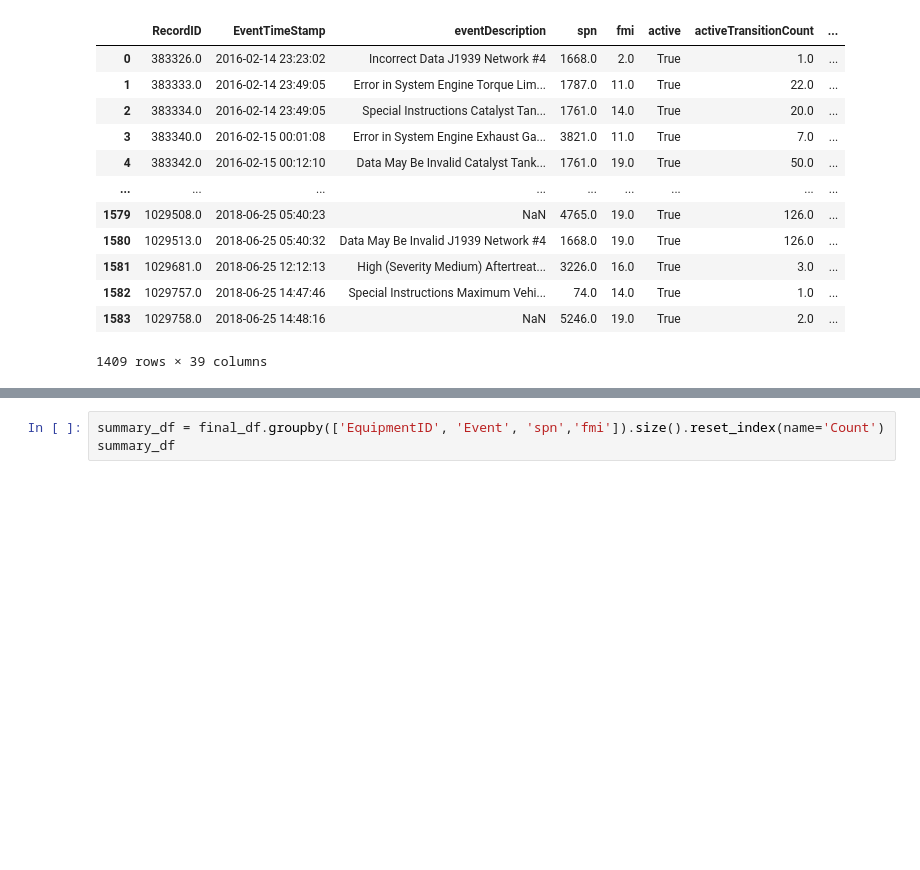
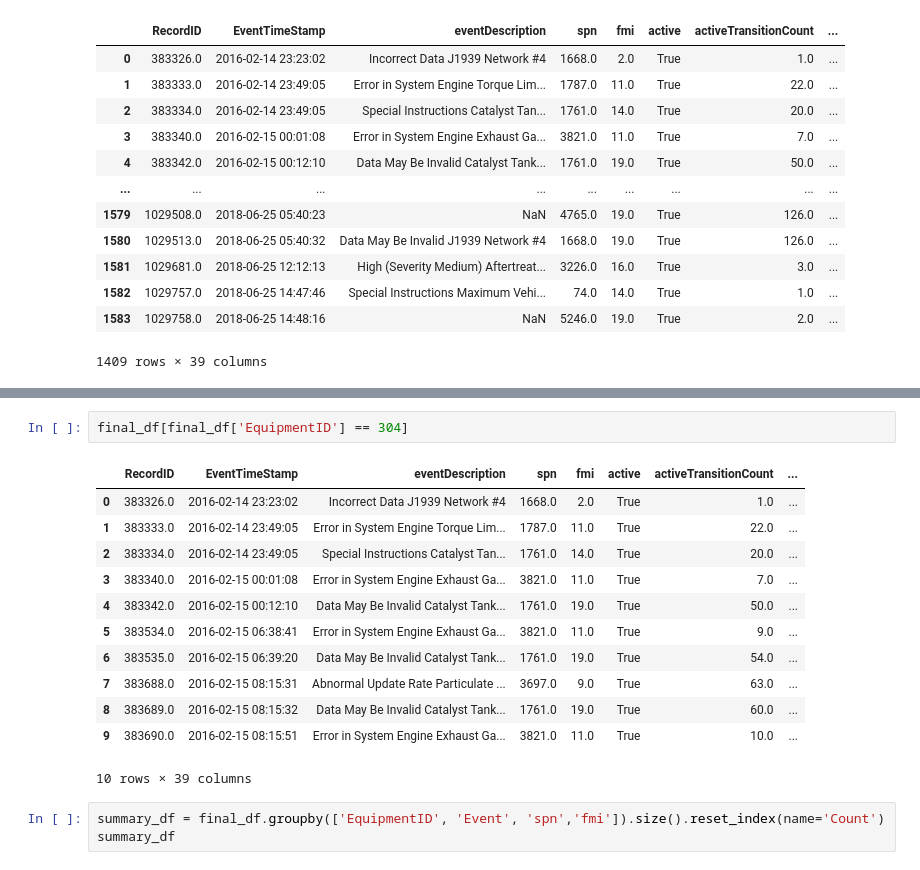
Before and after one commit to nss-data-science-cohort-8/big-g-volvo, a Jupyter notebook: notebooks/Big-G-Express-nitin-2.ipynb, the cells around one changed output, grey strips where cells are left out. Cells and saved outputs as stored; diff of their text form; blank space fills up the shorter version.

```diff
--- a/notebooks/Big-G-Express-nitin-2.ipynb
+++ b/notebooks/Big-G-Express-nitin-2.ipynb
@@ -268,3 +288,18 @@ final_df
+# %%
+final_df[final_df['EquipmentID'] == 304]
+# %% [output]
+|  | RecordID | EventTimeStamp | eventDescription | spn | fmi | active | activeTransitionCount | ... |
+| 0 | 383326.0 | 2016-02-14 23:23:02 | Incorrect Data J1939 Network #4 | 1668.0 | 2.0 | True | 1.0 | ... |
+| 1 | 383333.0 | 2016-02-14 23:49:05 | Error in System Engine Torque Lim... | 1787.0 | 11.0 | True | 22.0 | ... |
+| 2 | 383334.0 | 2016-02-14 23:49:05 | Special Instructions Catalyst Tan... | 1761.0 | 14.0 | True | 20.0 | ... |
+| 3 | 383340.0 | 2016-02-15 00:01:08 | Error in System Engine Exhaust Ga... | 3821.0 | 11.0 | True | 7.0 | ... |
+| 4 | 383342.0 | 2016-02-15 00:12:10 | Data May Be Invalid Catalyst Tank... | 1761.0 | 19.0 | True | 50.0 | ... |
+| 5 | 383534.0 | 2016-02-15 06:38:41 | Error in System Engine Exhaust Ga... | 3821.0 | 11.0 | True | 9.0 | ... |
+| 6 | 383535.0 | 2016-02-15 06:39:20 | Data May Be Invalid Catalyst Tank... | 1761.0 | 19.0 | True | 54.0 | ... |
+| 7 | 383688.0 | 2016-02-15 08:15:31 | Abnormal Update Rate Particulate ... | 3697.0 | 9.0 | True | 63.0 | ... |
+| 8 | 383689.0 | 2016-02-15 08:15:32 | Data May Be Invalid Catalyst Tank... | 1761.0 | 19.0 | True | 60.0 | ... |
+| 9 | 383690.0 | 2016-02-15 08:15:51 | Error in System Engine Exhaust Ga... | 3821.0 | 11.0 | True | 10.0 | ... |
+10 rows × 39 columns
 # %%
 summary_df = final_df.groupby(['EquipmentID', 'Event', 'spn','fmi']).size().reset_index(name='Count')
 summary_df
```
Also changed, not shown: parts of 8 cells of this notebook.
